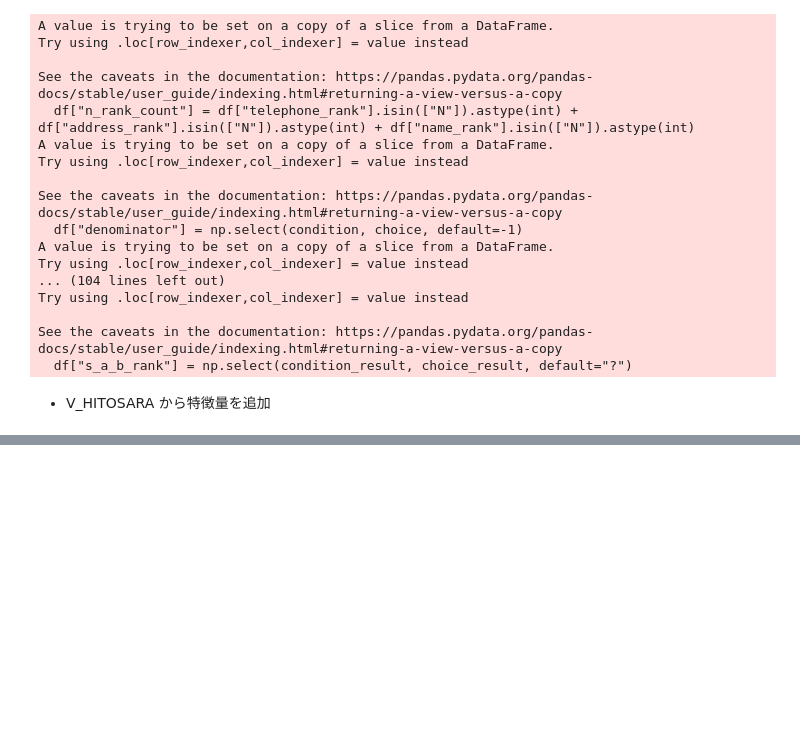
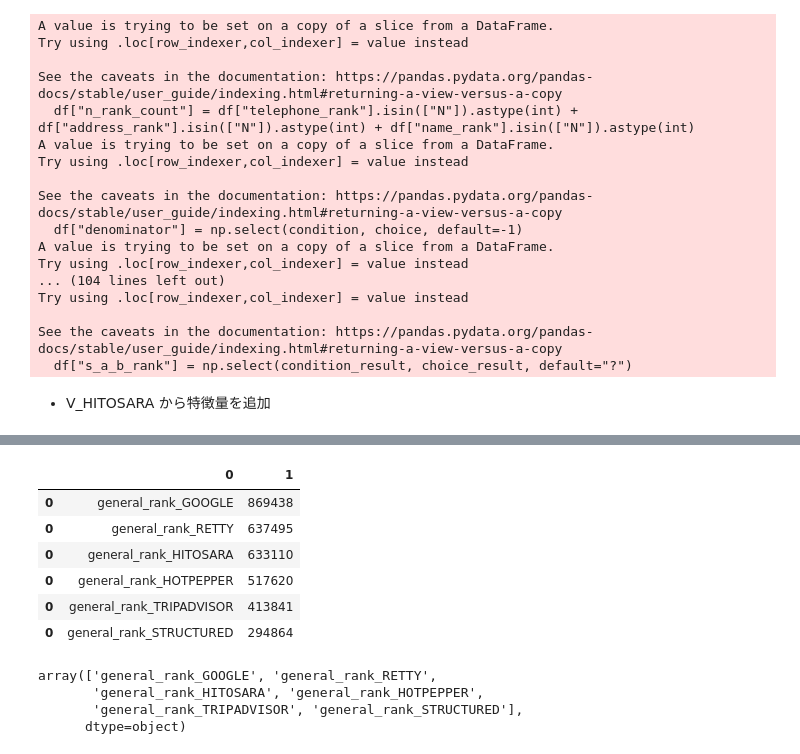
Before and after one commit to dgarage/dglab-ai-scoring_insitestream, a Jupyter notebook: pg/add_features.ipynb, the cells around one changed output, grey strips where cells are left out. Cells and saved outputs as stored; diff of their text form; code cells hidden in the pictures; blank space fills up the shorter version.

Commit message:
adjusting reduce memories add all general ranks

```diff
--- a/pg/add_features.ipynb
+++ b/pg/add_features.ipynb
@@ -445,2 +420,4 @@ See the caveats in the documentation: https://pandas.pydata.org/pandas-docs/stab
 # %%
-pseudo_time_series = pd.read_pickle(data_folda+'train_with_master_google_retty_hotpepper_structured_tripadvisor.pkl')
+pseudo_time_series=pd.read_pickle(data_folda+'train_with_master_structured_main_medias.pkl')
+pseudo_time_series.info()
+pseudo_time_series_filter=pseudo_time_series.drop_duplicates(subset=['restaurant_id'])
@@ -498,0 +434,5 @@ Error:
+# %%
+# pseudo_time_series_filterからカラム名に general_rank もの含むを抽出
+pseudo_time_series_filter_columns = pseudo_time_series_filter.columns
+general_rank_columns = [column for column in pseudo_time_series_filter_columns if 'general_rank' in column]
+general_rank_columns
@@ -498,0 +446,20 @@ Error:
+# %%
+# pseudo_time_series_filter[general_rank_columns]をプロット
+# 横軸を S,A,B,L,F,N,NaNの分布
+# 一つのキャンバスにプロット
+
+fig, ax = plt.subplots()
+
+for column in general_rank_columns:
+    print(column,pseudo_time_series_filter[column].unique())
+    # 前のプロットを上書きする
+    ax.hist(pseudo_time_series_filter[column])
+
+plt.show()
+"""
+for column in general_rank_columns:
+    print(column,pseudo_time_series_filter[column].unique())
+    # 前のプロットを上書きする
+    pseudo_time_series_filter[column].value_counts().plot(kind='bar',title=column,ax=plt.gca())
+    plt.show()
+"""
@@ -498,0 +528,6 @@ Error:
+# %%
+rank_num=pd.DataFrame()
+for column in general_rank_columns:
+    print(column,pseudo_time_series_filter[column].dropna().shape[0])
+    #上記を転置してrank_numに追加
+    rank_num=rank_num.append([[column,pseudo_time_series_filter[column].dropna().shape[0]]])
@@ -498,0 +541,17 @@ Error:
+# %%
+rank_num.sort_values(by=1,ascending=False)
+# %% [output]
+|  | 0 | 1 |
+| 0 | general_rank_GOOGLE | 869438 |
+| 0 | general_rank_RETTY | 637495 |
+| 0 | general_rank_HITOSARA | 633110 |
+| 0 | general_rank_HOTPEPPER | 517620 |
+| 0 | general_rank_TRIPADVISOR | 413841 |
+| 0 | general_rank_STRUCTURED | 294864 |
+# %%
+rank_num.sort_values(by=1,ascending=False)[0].values
+# %% [output]
+array(['general_rank_GOOGLE', 'general_rank_RETTY',
+       'general_rank_HITOSARA', 'general_rank_HOTPEPPER',
+       'general_rank_TRIPADVISOR', 'general_rank_STRUCTURED'],
+      dtype=object)
```
Also changed, not shown: parts of 33 cells of this notebook, 1 other file.
